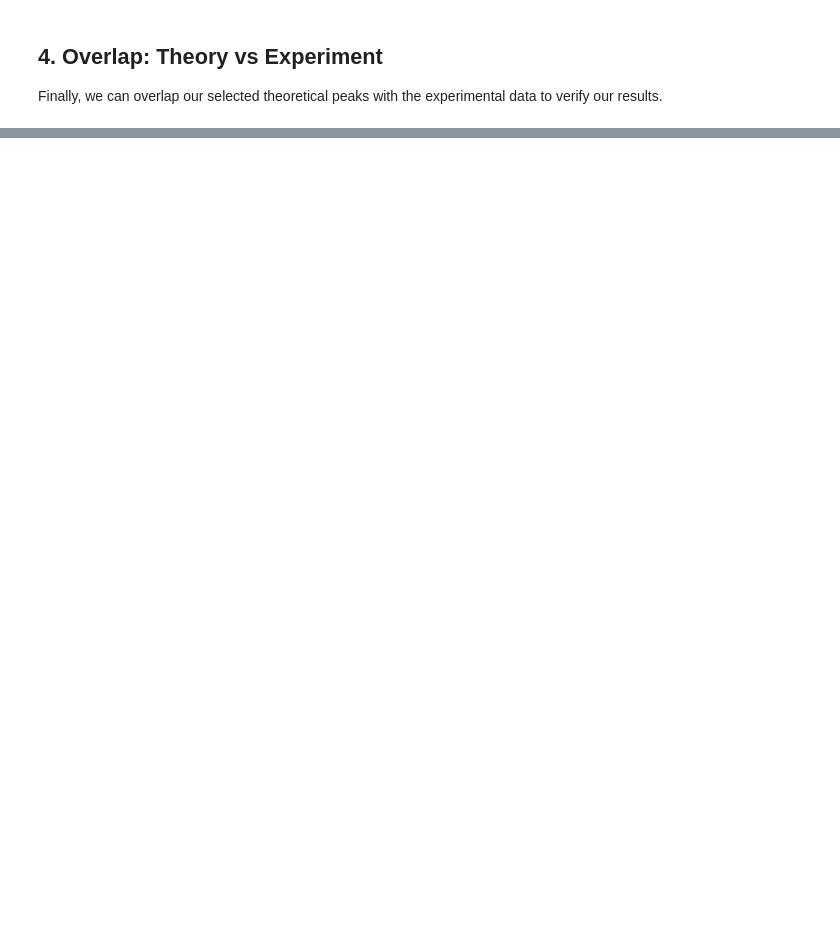
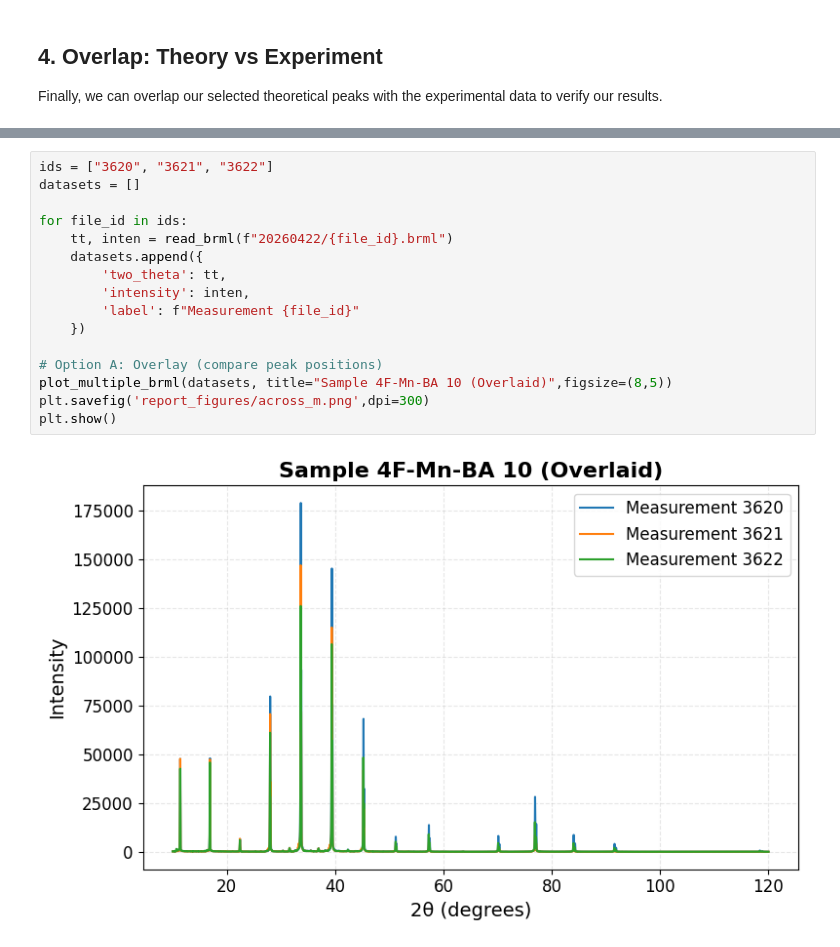
Before and after one commit to AlbertRyu/PowderXRD_Analyzer, a Jupyter notebook: example.ipynb, the cells around one changed output, grey strips where cells are left out. Saved outputs shown, nothing was run; the diff lists cells and outputs as text; blank space fills up the shorter version.

```diff
--- a/example.ipynb
+++ b/example.ipynb
@@ -124,0 +159,18 @@ plt.show()
+# %%
+ids = ["3620", "3621", "3622"]
+datasets = []
+
+for file_id in ids:
+    tt, inten = read_brml(f"20260422/{file_id}.brml")
+    datasets.append({
+        'two_theta': tt,
+        'intensity': inten,
+        'label': f"Measurement {file_id}"
+    })
+
+# Option A: Overlay (compare peak positions)
+plot_multiple_brml(datasets, title="Sample 4F-Mn-BA 10 (Overlaid)",figsize=(8,5))
+plt.savefig('report_figures/across_m.png',dpi=300)
+plt.show()
+# %% [output]
+[figure, added]
```
Also changed, not shown: parts of 10 cells of this notebook, 22 other files.
